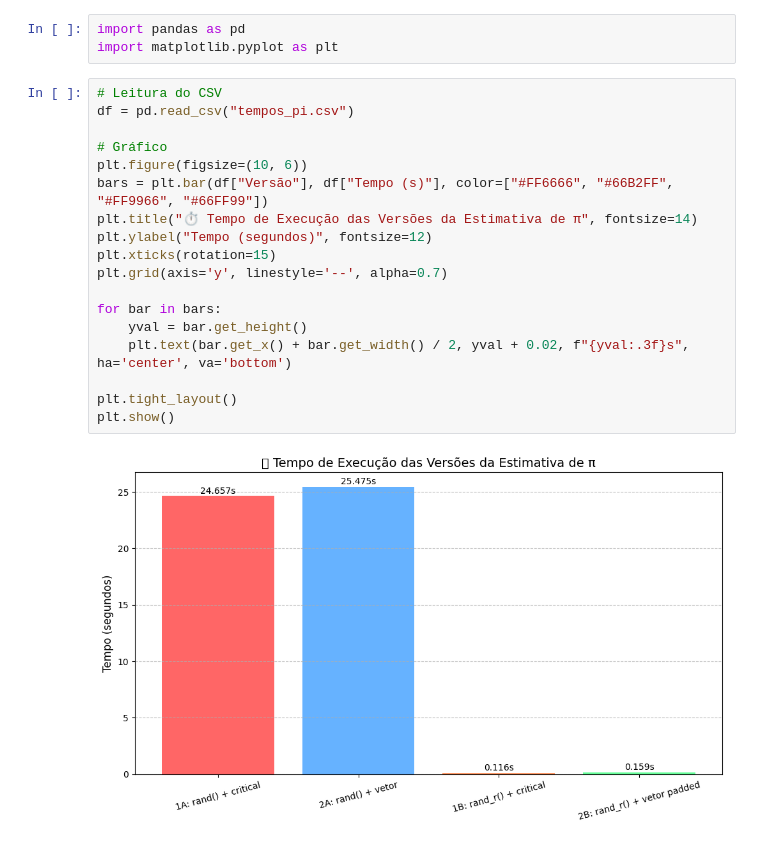
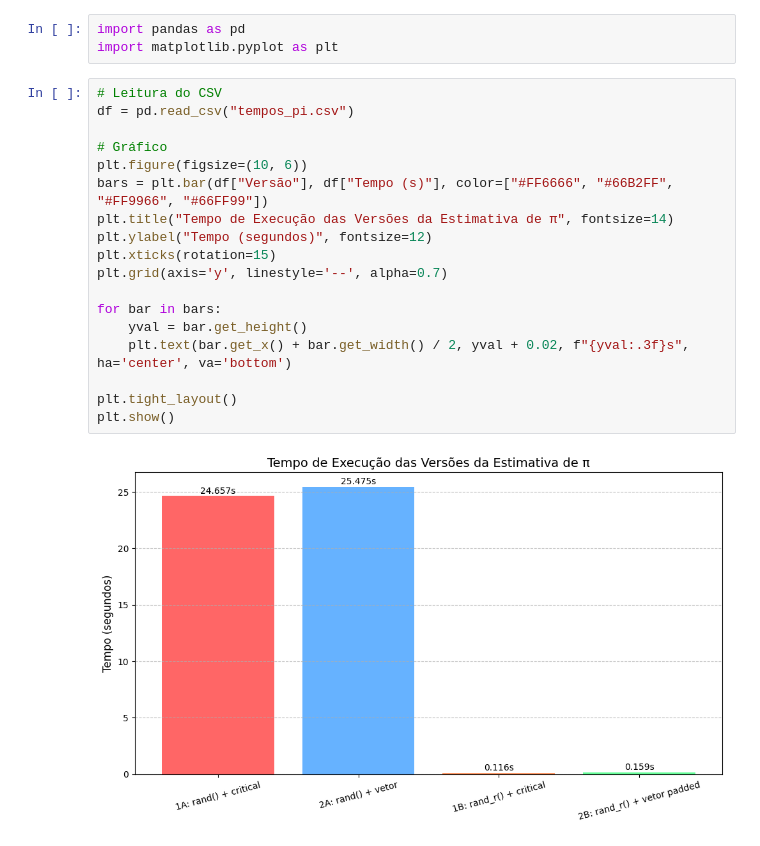
Before and after one commit to polianaraujo/parallelp, a Jupyter notebook: tarefa8/grafico.ipynb, the cells around one changed output. Saved outputs shown, nothing was run; the diff lists cells and outputs as text.

```diff
--- a/tarefa8/grafico.ipynb
+++ b/tarefa8/grafico.ipynb
@@ -4,20 +4,20 @@ import matplotlib.pyplot as plt
 # %%
 # Leitura do CSV
 df = pd.read_csv("tempos_pi.csv")
 
 # Gráfico
 plt.figure(figsize=(10, 6))
 bars = plt.bar(df["Versão"], df["Tempo (s)"], color=["#FF6666", "#66B2FF", "#FF9966", "#66FF99"])
-plt.title("⏱️ Tempo de Execução das Versões da Estimativa de π", fontsize=14)
+plt.title("Tempo de Execução das Versões da Estimativa de π", fontsize=14)
 plt.ylabel("Tempo (segundos)", fontsize=12)
 plt.xticks(rotation=15)
 plt.grid(axis='y', linestyle='--', alpha=0.7)
 
 for bar in bars:
     yval = bar.get_height()
     plt.text(bar.get_x() + bar.get_width() / 2, yval + 0.02, f"{yval:.3f}s", ha='center', va='bottom')
 
 plt.tight_layout()
 plt.show()
 # %% [output]
-[figure, old version]
+[figure, new version]
```
